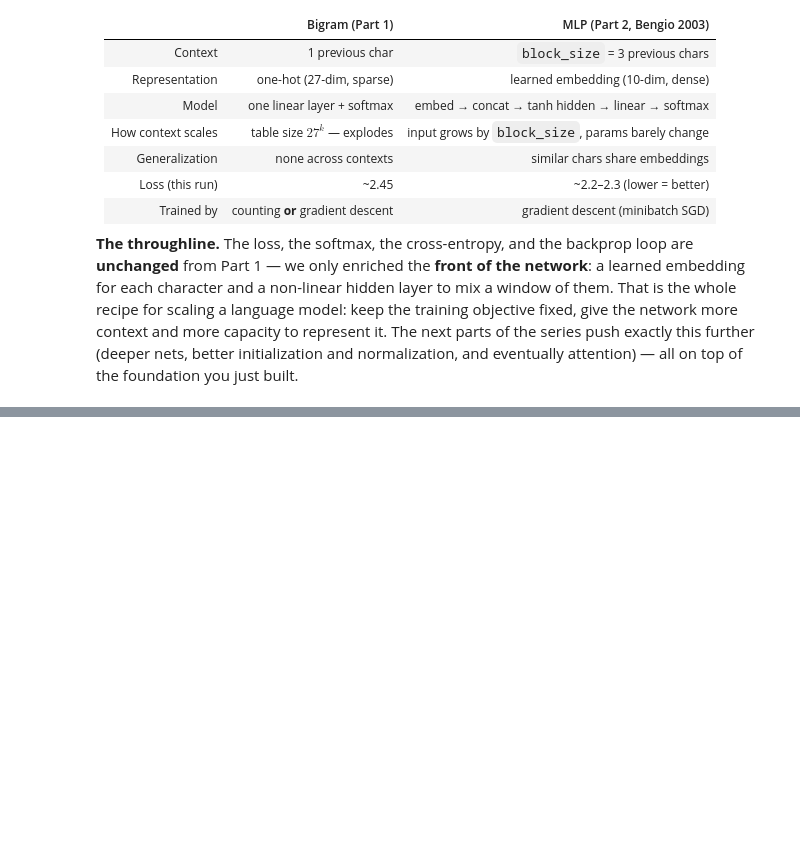
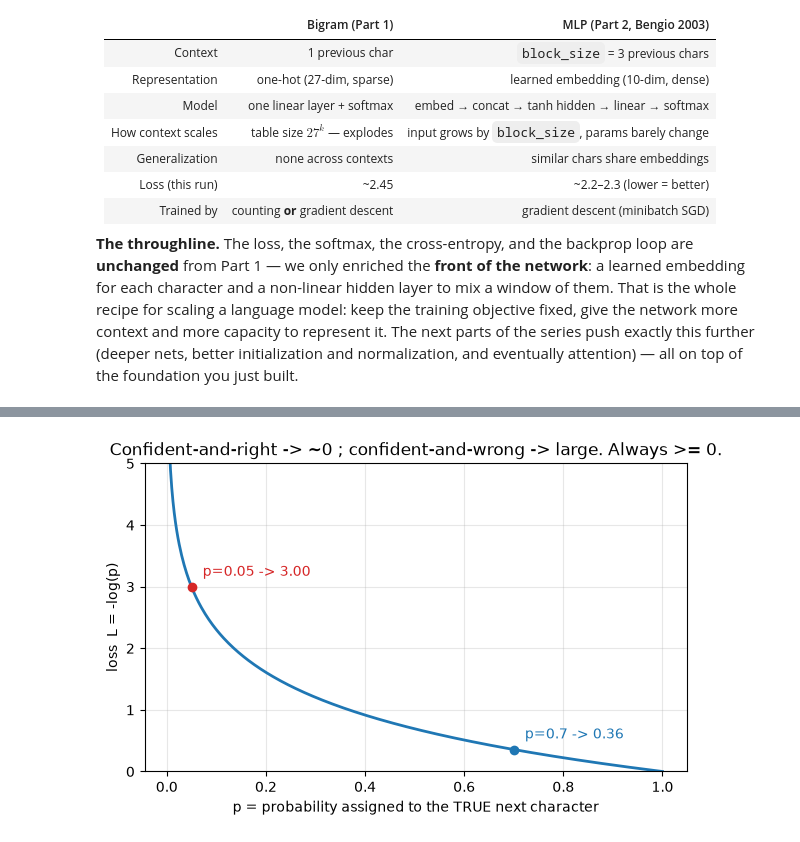
Before and after one commit to Th3Samaritan/AI-Research, a Jupyter notebook: Paper to Code/NN-ZH-by-Andrej Kaparthy/MLP/MLP_explained.ipynb, the cells around one changed output, grey strips where cells are left out. Drawn from its saved outputs; the diff is of its cells as text; code cells hidden in the pictures; blank space fills up the shorter version.

```diff
--- a/Paper to Code/NN-ZH-by-Andrej Kaparthy/MLP/MLP_explained.ipynb
+++ b/Paper to Code/NN-ZH-by-Andrej Kaparthy/MLP/MLP_explained.ipynb
@@ -469,0 +560,18 @@ and eventually attention) — all on top of the foundation you just built.
+# %%
+# _APX_ the cross-entropy loss curve, L = -log(p)
+import numpy as np, matplotlib.pyplot as plt
+p = np.linspace(0.005, 1.0, 400)
+plt.figure(figsize=(7,4))
+plt.plot(p, -np.log(p), lw=2)
+for pv, col in [(0.7,'tab:blue'), (0.05,'tab:red')]:
+    plt.scatter([pv], [-np.log(pv)], color=col, zorder=3)
+    plt.annotate(f"p={pv} -> {-np.log(pv):.2f}", (pv, -np.log(pv)),
+                 textcoords="offset points", xytext=(8,8), color=col)
+plt.xlabel("p = probability assigned to the TRUE next character")
+plt.ylabel("loss  L = -log(p)")
+plt.title("Confident-and-right -> ~0 ; confident-and-wrong -> large. Always >= 0.")
+plt.ylim(0,5); plt.grid(alpha=.3); plt.show()
+for pv in [0.99, 0.7, 0.5, 0.1, 0.01]:
+    print(f"p = {pv:>4}  ->  loss = -log(p) = {-np.log(pv):.3f}")
+# %% [output]
+[figure, added]
```
Also changed, not shown: parts of 16 cells of this notebook, 2 other files.
